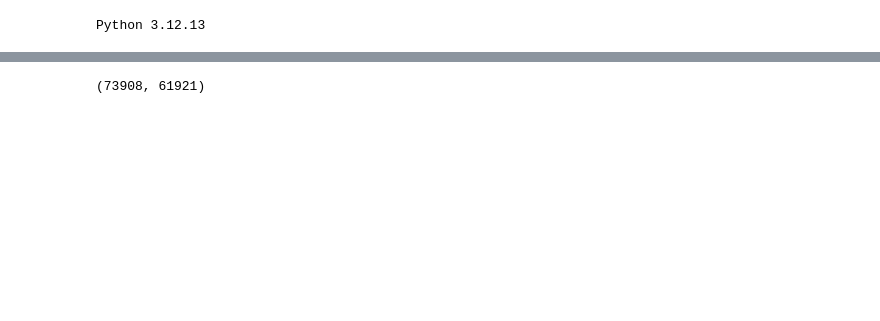
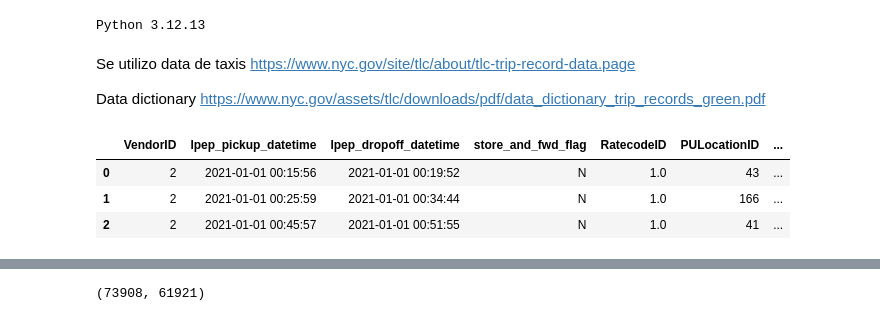
Before and after one commit to ortizsebastianm/mlops-zoomcamp, a Jupyter notebook: 01-intro/duration-prediction.ipynb, the cells around one changed output, grey strips where cells are left out. Cells and saved outputs as stored; diff of their text form; code cells hidden in the pictures; blank space fills up the shorter version.

```diff
--- a/01-intro/duration-prediction.ipynb
+++ b/01-intro/duration-prediction.ipynb
@@ -16,3 +16,9 @@ from sklearn.linear_model import Lasso
 from sklearn.linear_model import Ridge
 
 from sklearn.metrics import root_mean_squared_error
+# %% [markdown]
+Se utilizo data de taxis
+https://www.nyc.gov/site/tlc/about/tlc-trip-record-data.page
+
+Data dictionary
+https://www.nyc.gov/assets/tlc/downloads/pdf/data_dictionary_trip_records_green.pdf
@@ -18,0 +35,7 @@ from sklearn.metrics import root_mean_squared_error
+# %%
+df.head(3)
+# %% [output]
+|  | VendorID | lpep_pickup_datetime | lpep_dropoff_datetime | store_and_fwd_flag | RatecodeID | PULocationID | ... |
+| 0 | 2 | 2021-01-01 00:15:56 | 2021-01-01 00:19:52 | N | 1.0 | 43 | ... |
+| 1 | 2 | 2021-01-01 00:25:59 | 2021-01-01 00:34:44 | N | 1.0 | 166 | ... |
+| 2 | 2 | 2021-01-01 00:45:57 | 2021-01-01 00:51:55 | N | 1.0 | 41 | ... |
```
Also changed, not shown: parts of 24 cells of this notebook.
